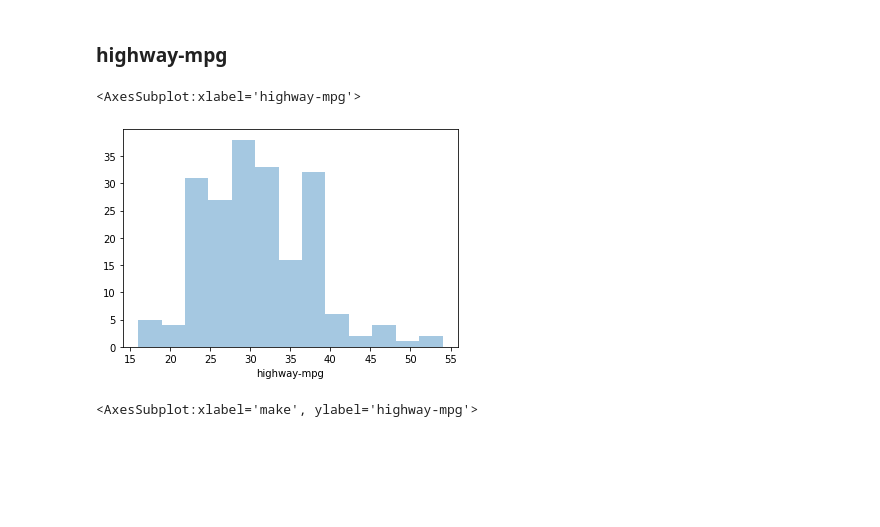
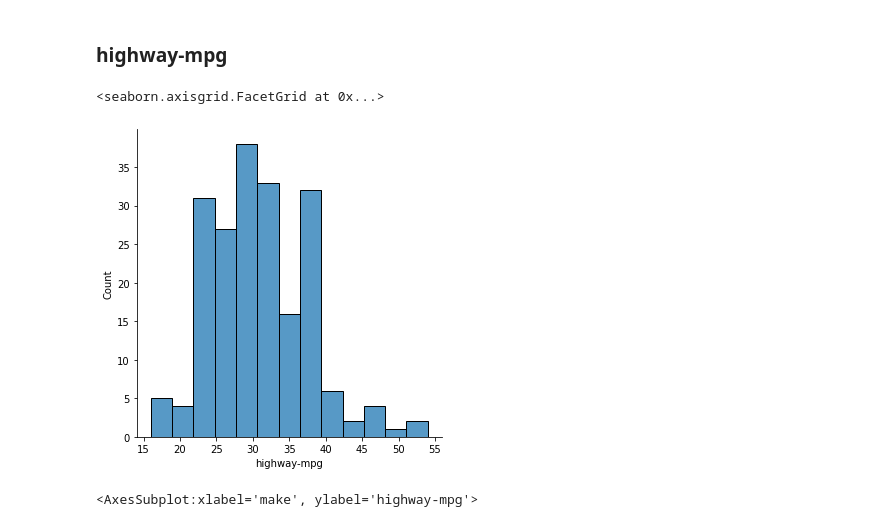
Before and after one commit to srikanthpragada/DS_04_FEB_2021, a Jupyter notebook: car/prepare_data.ipynb, the cells around one changed output. Drawn from its saved outputs; the diff is of its cells as text; code cells hidden in the pictures; blank space fills up the shorter version.

```diff
--- a/car/prepare_data.ipynb
+++ b/car/prepare_data.ipynb
@@ -131,7 +131,7 @@ Name: price, dtype: float64
 # %%
 # pick up only required fields
 features = ['make','fuel-type','num-of-doors','body-style','drive-wheels','curb-weight',
-            'engine-size','highway-mpg','price']
+            'engine-size','width','highway-mpg','price']
 cars = df.loc[: , features]
 # %%
 cars.info()
@@ -338,10 +339,10 @@ sns.barplot(x='make',y='engine-size', data=cars, ci=False)
 ### highway-mpg
 # %%
 # Understand distribution of highway-mpg
-sns.distplot(cars['highway-mpg'], kde=False)
+sns.displot(cars['highway-mpg'], kde=False)
 # %% [output]
-<AxesSubplot:xlabel='highway-mpg'>
+<seaborn.axisgrid.FacetGrid at 0x...>
-[figure, old version]
+[figure, new version]
 # %%
 plt.gcf().set_size_inches(20,5)
 plt.xticks(rotation='vertical')
```
Also changed, not shown: parts of 14 cells of this notebook, 13 other files.
